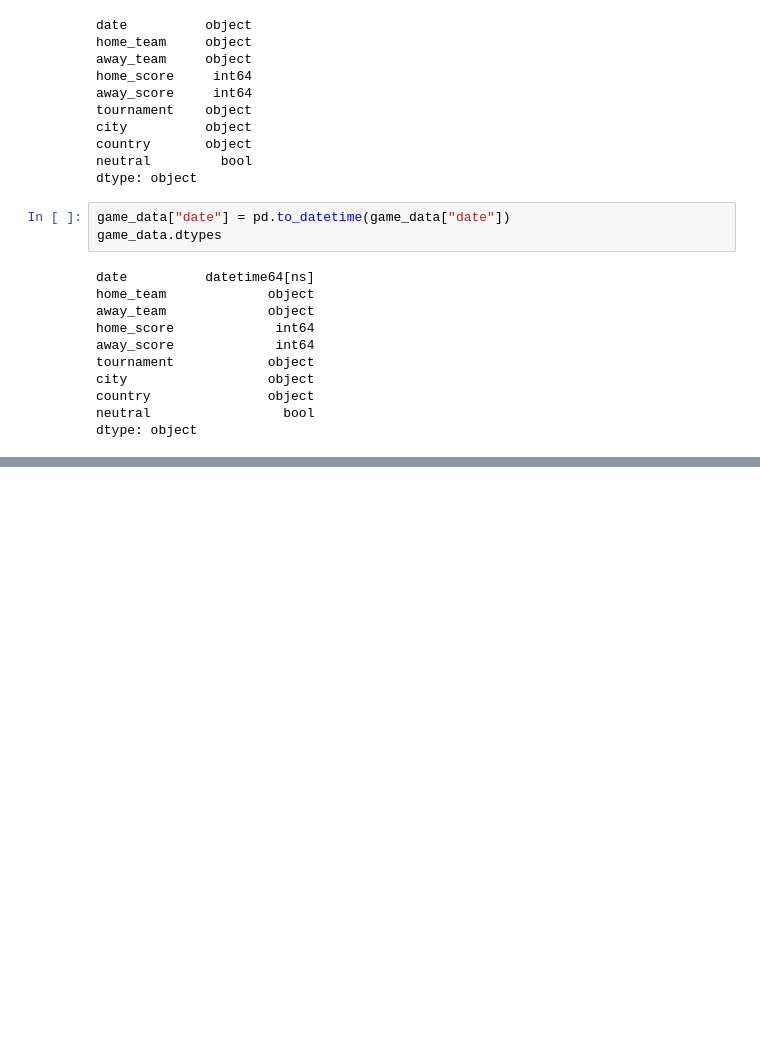
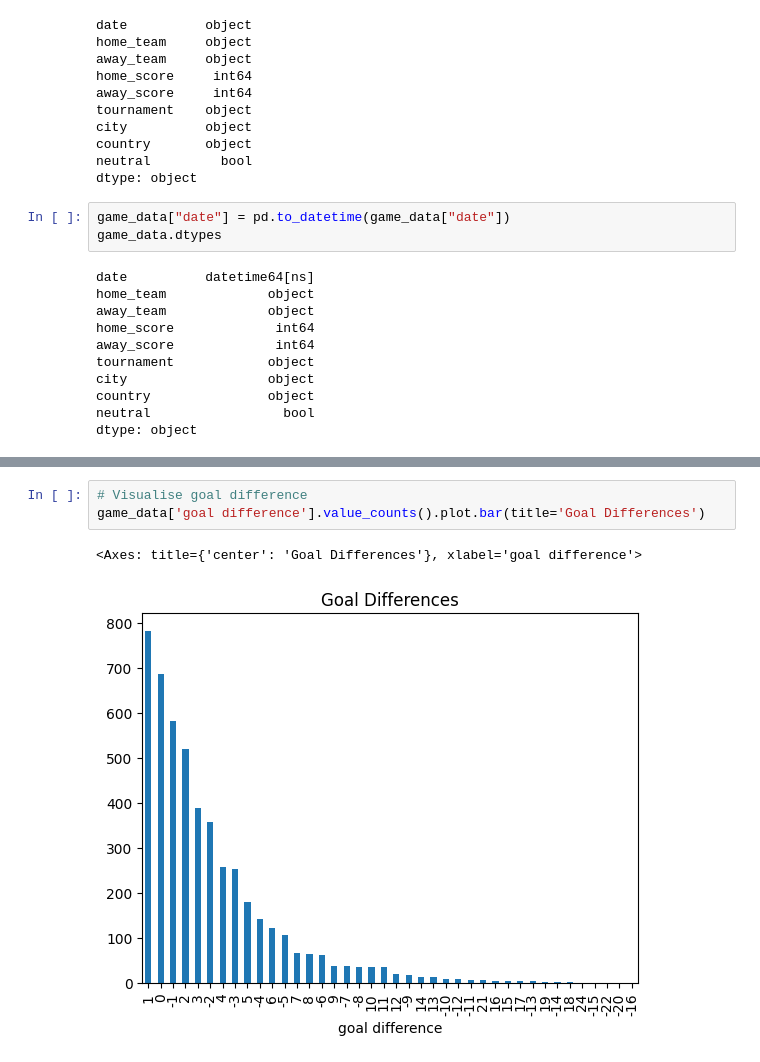
Before and after one commit to bclarke-eng/jupyter-notebook, a Jupyter notebook: 2023 FIFA Women's World Cup Predictor.ipynb, the cells around one changed output, grey strips where cells are left out. Saved outputs shown, nothing was run; the diff lists cells and outputs as text; blank space fills up the shorter version.

```diff
--- a/2023 FIFA Women's World Cup Predictor.ipynb
+++ b/2023 FIFA Women's World Cup Predictor.ipynb
@@ -80,0 +138,6 @@ shootout_data.sort_values("date").tail()
+# %%
+# Visualise goal difference
+game_data['goal difference'].value_counts().plot.bar(title='Goal Differences')
+# %% [output]
+<Axes: title={'center': 'Goal Differences'}, xlabel='goal difference'>
+[figure, added]
```
Also changed, not shown: parts of 10 cells of this notebook.
